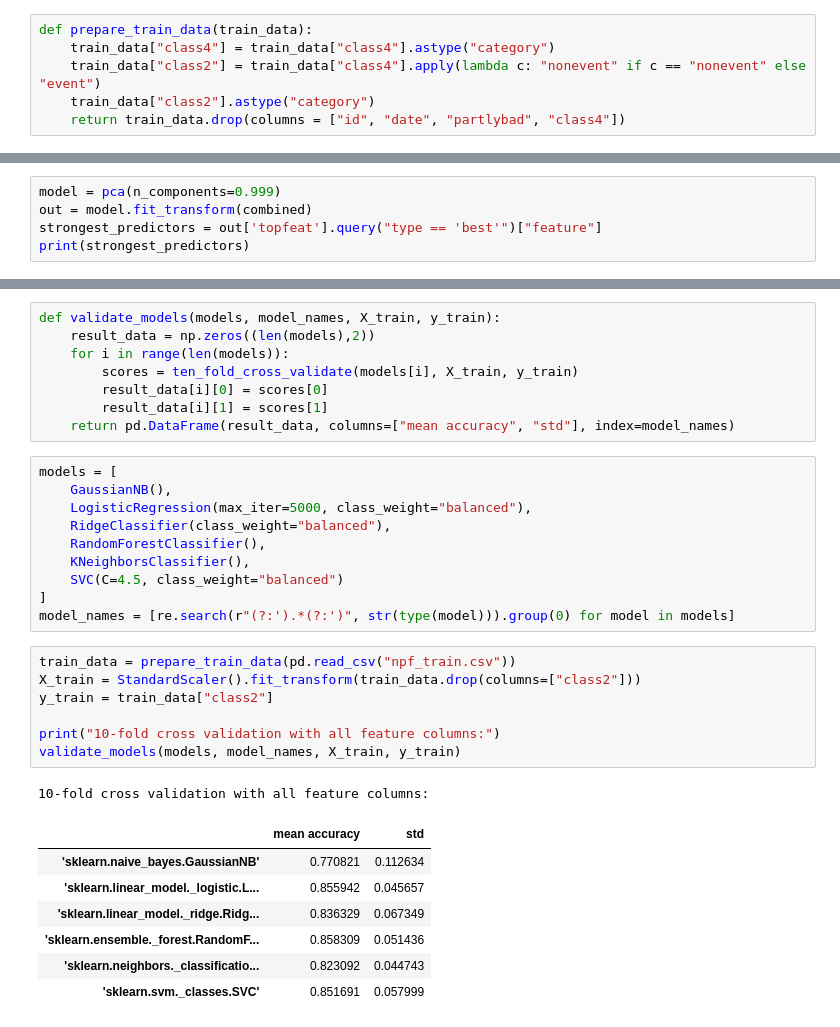
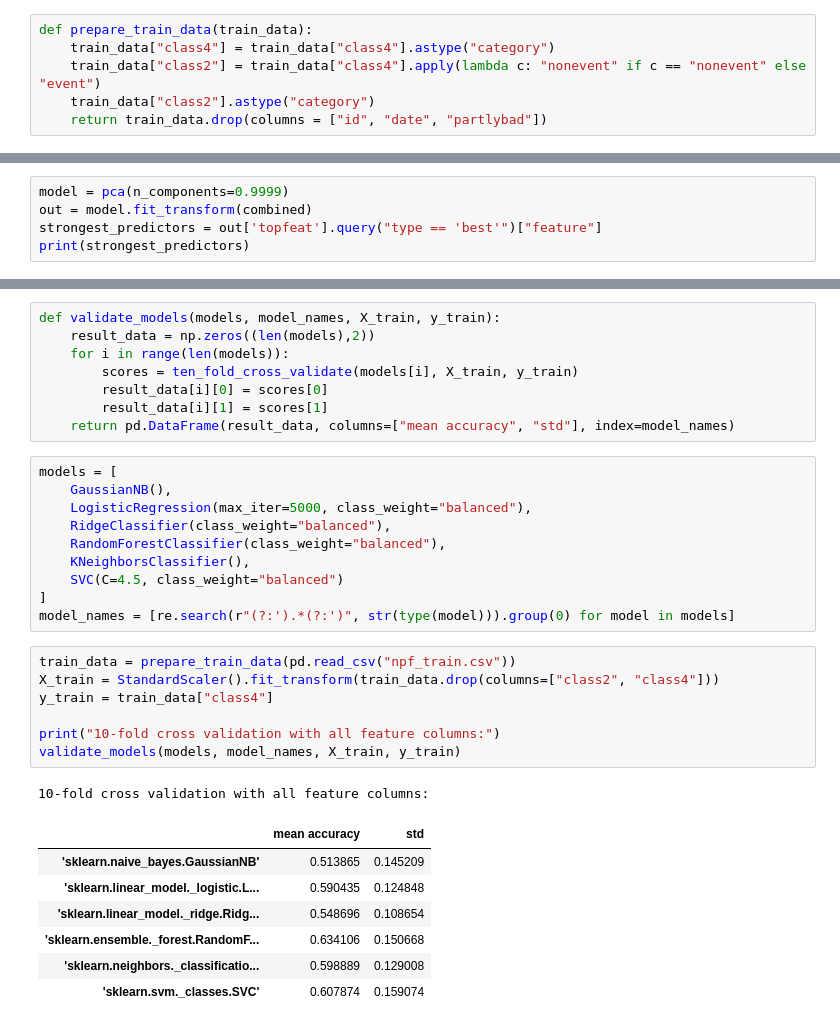
Before and after one commit to jupste/ml-project, a Jupyter notebook: project.ipynb, the cells around one changed output, grey strips where cells are left out. Drawn from its saved outputs; the diff is of its cells as text.

Commit message:
Use four class classification

```diff
--- a/project.ipynb
+++ b/project.ipynb
@@ -37,7 +37,7 @@ def prepare_train_data(train_data):
     train_data["class4"] = train_data["class4"].astype("category")
     train_data["class2"] = train_data["class4"].apply(lambda c: "nonevent" if c == "nonevent" else "event")
     train_data["class2"].astype("category")
-    return train_data.drop(columns = ["id", "date", "partlybad", "class4"])
+    return train_data.drop(columns = ["id", "date", "partlybad"])
 # %%
 train_data = prepare_train_data(train_data)
 # %%
@@ -114,7 +114,7 @@ pd.DataFrame(cov_mat, columns=combined.columns, index=combined.columns)
 | CS.std | -0.140840 | 0.329746 | -0.143369 | 0.335157 | -0.126197 | 0.295490 | -0.146973 | 0.340687 | ... |
 100 rows × 100 columns
 # %%
-model = pca(n_components=0.999)
+model = pca(n_components=0.9999)
 out = model.fit_transform(combined)
 strongest_predictors = out['topfeat'].query("type == 'best'")["feature"]
 print(strongest_predictors)
@@ -154,27 +154,27 @@ models = [
     GaussianNB(),
     LogisticRegression(max_iter=5000, class_weight="balanced"),
     RidgeClassifier(class_weight="balanced"),
-    RandomForestClassifier(),
+    RandomForestClassifier(class_weight="balanced"),
     KNeighborsClassifier(),
     SVC(C=4.5, class_weight="balanced")
 ]
 model_names = [re.search(r"(?:').*(?:')", str(type(model))).group(0) for model in models]
 # %%
 train_data = prepare_train_data(pd.read_csv("npf_train.csv"))
-X_train = StandardScaler().fit_transform(train_data.drop(columns=["class2"]))
-y_train = train_data["class2"]
+X_train = StandardScaler().fit_transform(train_data.drop(columns=["class2", "class4"]))
+y_train = train_data["class4"]
 
 print("10-fold cross validation with all feature columns:")
 validate_models(models, model_names, X_train, y_train)
 # %% [output]
 10-fold cross validation with all feature columns:
 |  | mean accuracy | std |
-| 'sklearn.naive_bayes.GaussianNB' | 0.770821 | 0.112634 |
-| 'sklearn.linear_model._logistic.L... | 0.855942 | 0.045657 |
-| 'sklearn.linear_model._ridge.Ridg... | 0.836329 | 0.067349 |
-| 'sklearn.ensemble._forest.RandomF... | 0.858309 | 0.051436 |
-| 'sklearn.neighbors._classificatio... | 0.823092 | 0.044743 |
-| 'sklearn.svm._classes.SVC' | 0.851691 | 0.057999 |
+| 'sklearn.naive_bayes.GaussianNB' | 0.513865 | 0.145209 |
+| 'sklearn.linear_model._logistic.L... | 0.590435 | 0.124848 |
+| 'sklearn.linear_model._ridge.Ridg... | 0.548696 | 0.108654 |
+| 'sklearn.ensemble._forest.RandomF... | 0.634106 | 0.150668 |
+| 'sklearn.neighbors._classificatio... | 0.598889 | 0.129008 |
+| 'sklearn.svm._classes.SVC' | 0.607874 | 0.159074 |
 # %%
 X_train = StandardScaler().fit_transform(train_data[strongest_predictors])
 print("10-fold cross validation with strongest predictors:")
```
Also changed, not shown: parts of 3 cells of this notebook.
